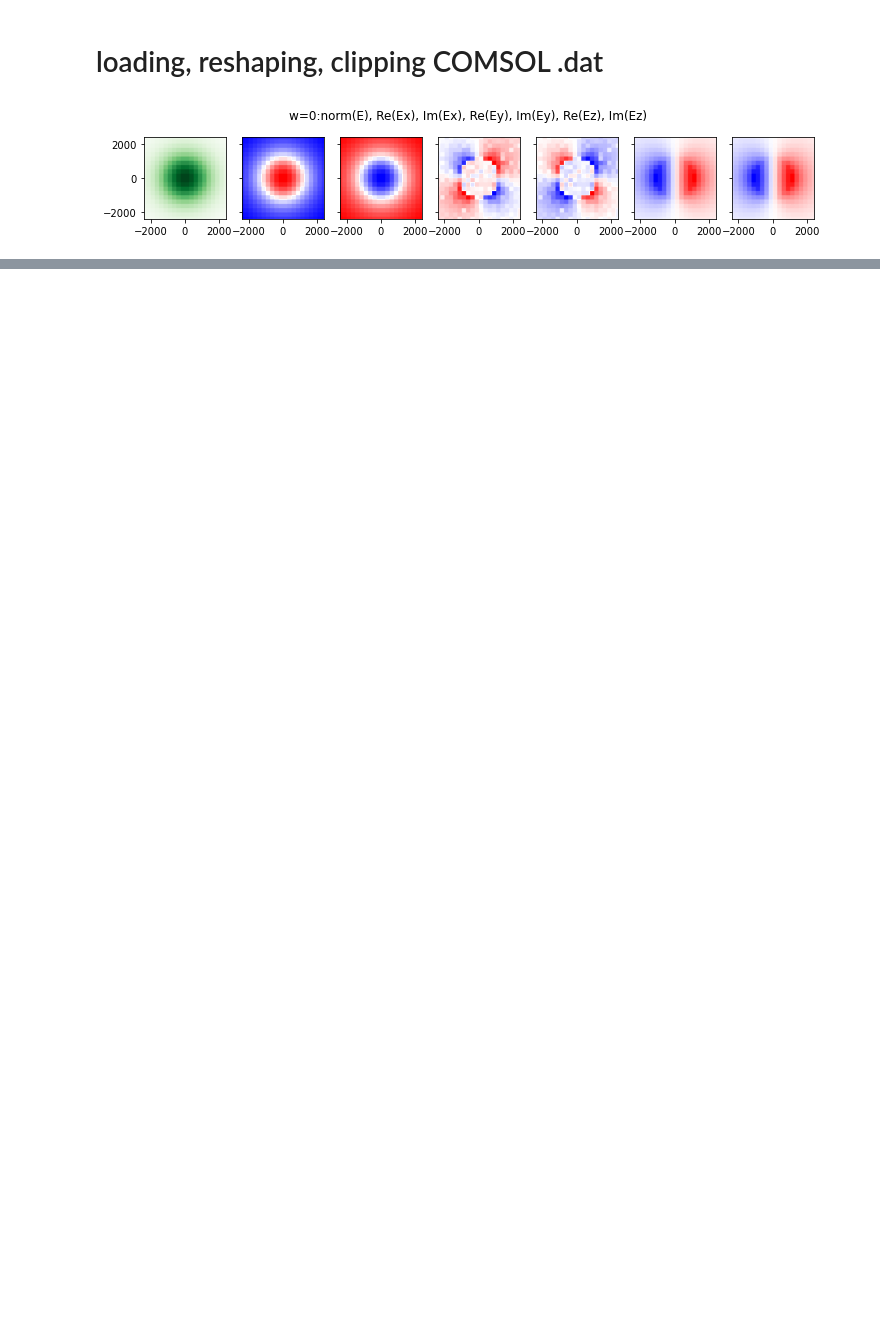
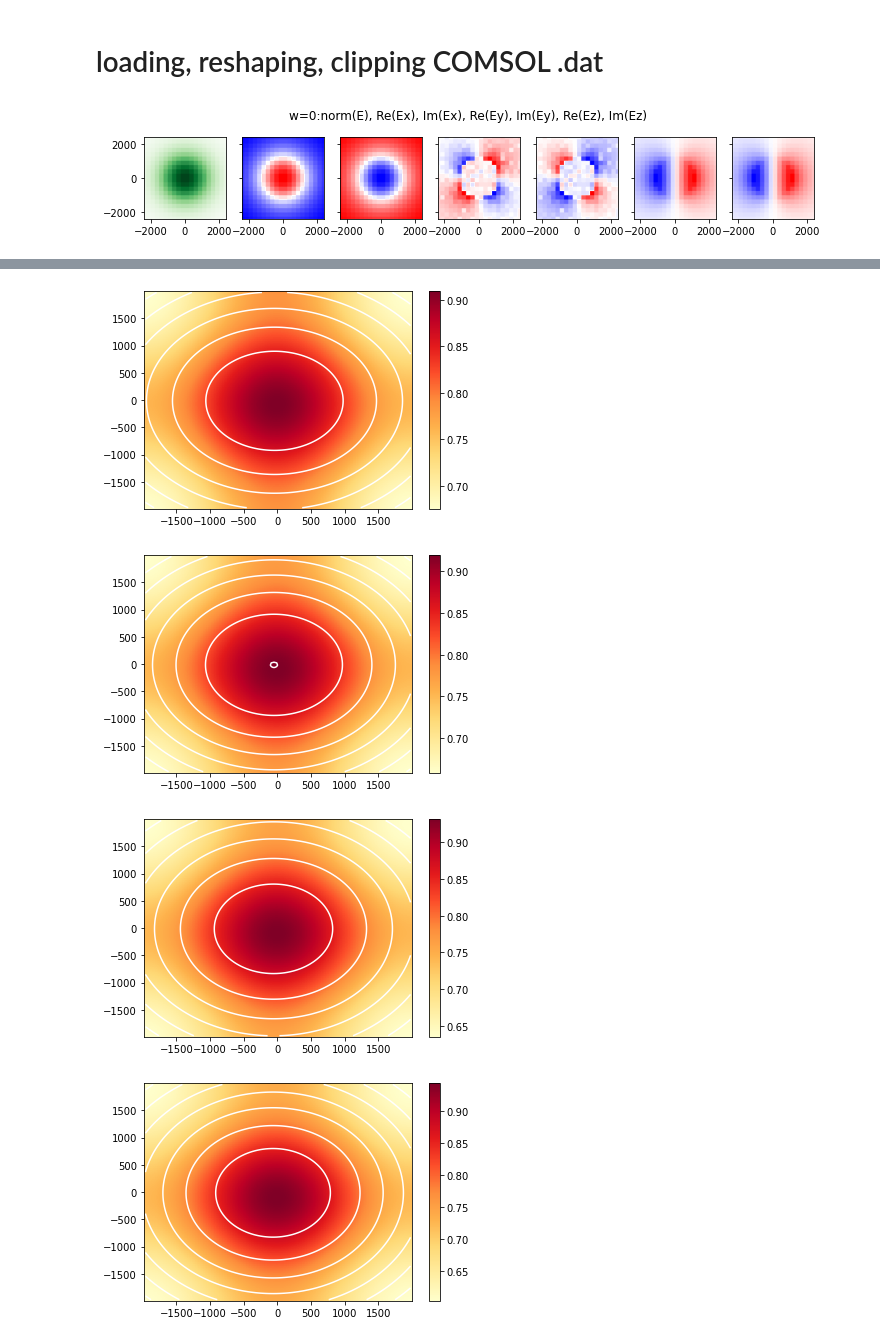
Before and after one commit to polnops/mode_overlap, a Jupyter notebook: mode_overlap.ipynb, the cells around one changed output, grey strips where cells are left out. Saved outputs shown, nothing was run; the diff lists cells and outputs as text; code cells hidden in the pictures; blank space fills up the shorter version.

```diff
--- a/mode_overlap.ipynb
+++ b/mode_overlap.ipynb
@@ -36,0 +35,12 @@ ValueError: cannot reshape array of size 42000000 into shape (250000,21,4)
+# %%
+dat, param_list = loadData('../normE_all13.dat')
+b1, b2, b3 = convolveComplex(dat_fiber, dat, param_list,
+                 bound=2000, scale = 1,
+                 res=100j, plotflag1 = False,
+                 plotflag2=True, fitflag= True,
+                 i=0)
+# %% [output]
+[figure, added]
+[figure, added]
+[figure, added]
+[figure, added]
```
Also changed, not shown: parts of 4 cells of this notebook, 1 other file.
